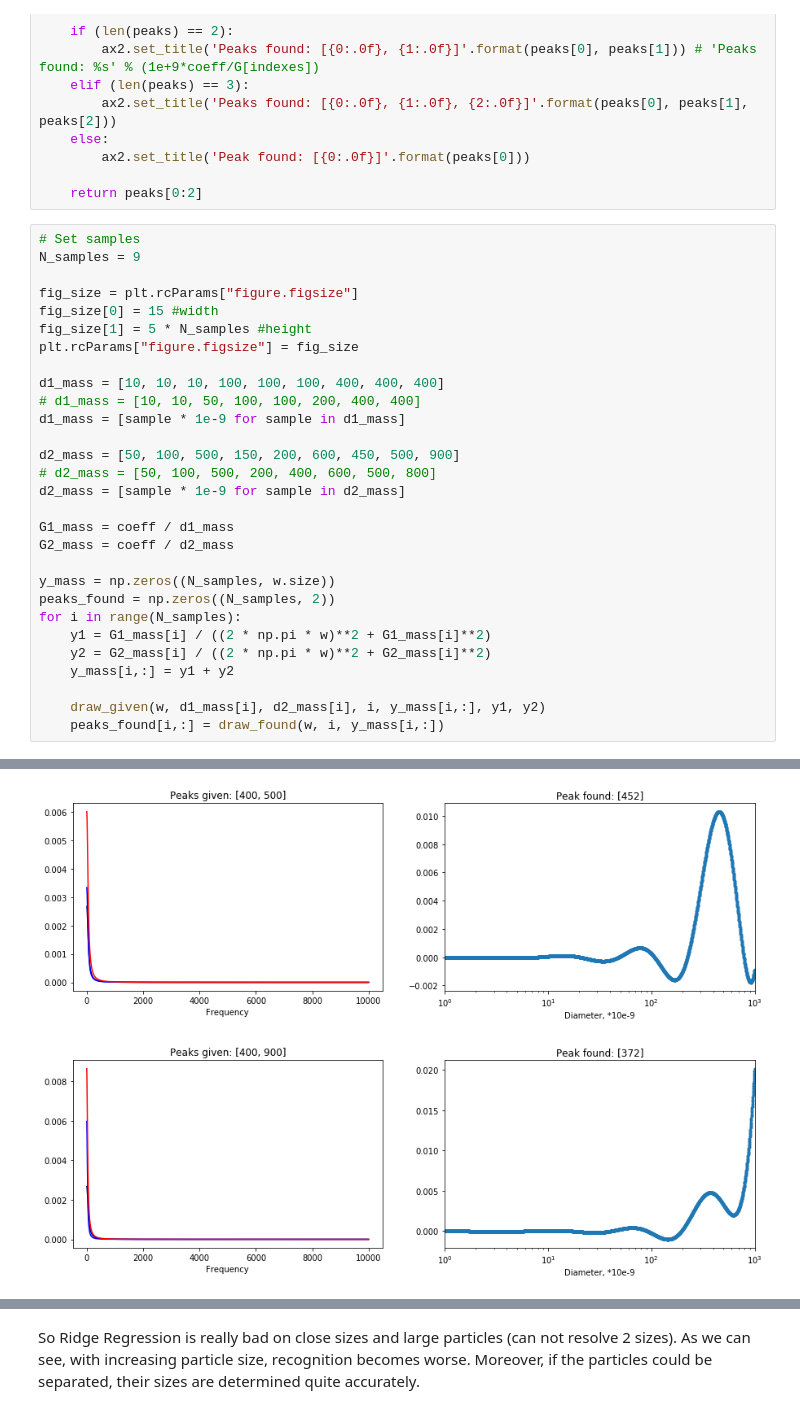
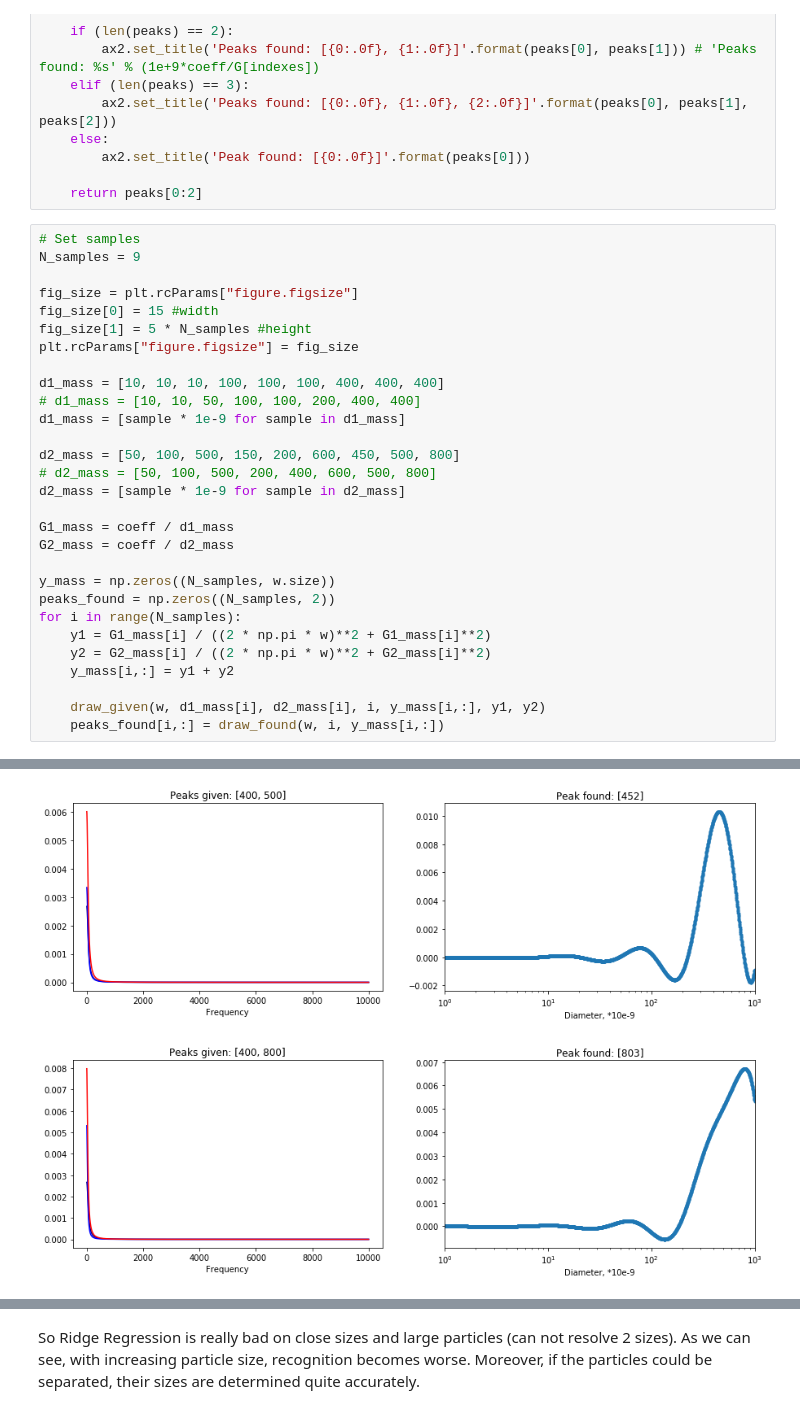
Before and after one commit to mikhan333/DLS_analysis, a Jupyter notebook: 2.RidgeRegression/RidgeRegression.ipynb, the cells around one changed output, grey strips where cells are left out. Drawn from its saved outputs; the diff is of its cells as text.

```diff
--- a/2.RidgeRegression/RidgeRegression.ipynb
+++ b/2.RidgeRegression/RidgeRegression.ipynb
@@ -107,35 +107,35 @@ fig_size[1] = 5 * N_samples #height
 plt.rcParams["figure.figsize"] = fig_size
 
 d1_mass = [10, 10, 10, 100, 100, 100, 400, 400, 400]
 # d1_mass = [10, 10, 50, 100, 100, 200, 400, 400]
 d1_mass = [sample * 1e-9 for sample in d1_mass]
 
-d2_mass = [50, 100, 500, 150, 200, 600, 450, 500, 900]
+d2_mass = [50, 100, 500, 150, 200, 600, 450, 500, 800]
 # d2_mass = [50, 100, 500, 200, 400, 600, 500, 800]
 d2_mass = [sample * 1e-9 for sample in d2_mass]
 
 G1_mass = coeff / d1_mass
 G2_mass = coeff / d2_mass
 
 y_mass = np.zeros((N_samples, w.size))
 peaks_found = np.zeros((N_samples, 2))
 for i in range(N_samples):
     y1 = G1_mass[i] / ((2 * np.pi * w)**2 + G1_mass[i]**2)
     y2 = G2_mass[i] / ((2 * np.pi * w)**2 + G2_mass[i]**2)
     y_mass[i,:] = y1 + y2
 
     draw_given(w, d1_mass[i], d2_mass[i], i, y_mass[i,:], y1, y2)
     peaks_found[i,:] = draw_found(w, i, y_mass[i,:])
 # %% [output]
 [figure]
 [figure]
 [figure]
 [figure]
 [figure]
 [figure]
 [figure]
 [figure]
-[figure, old version]
+[figure, new version]
 # %%
 #Error estimate
 err = 0
```
Also changed, not shown: parts of 1 cell of this notebook, 4 other files.
